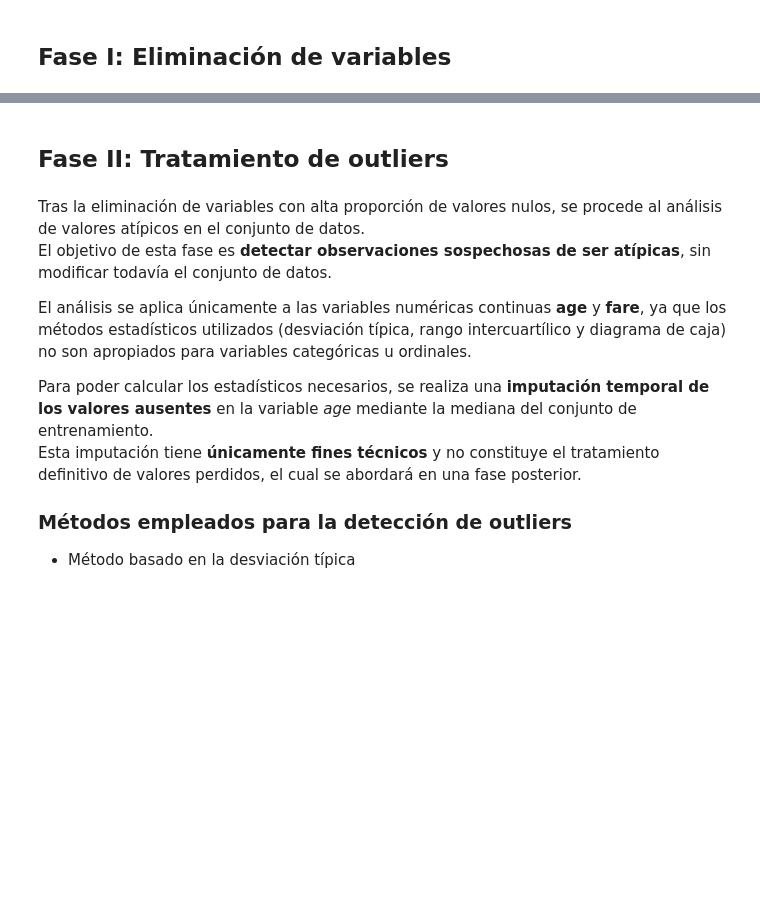
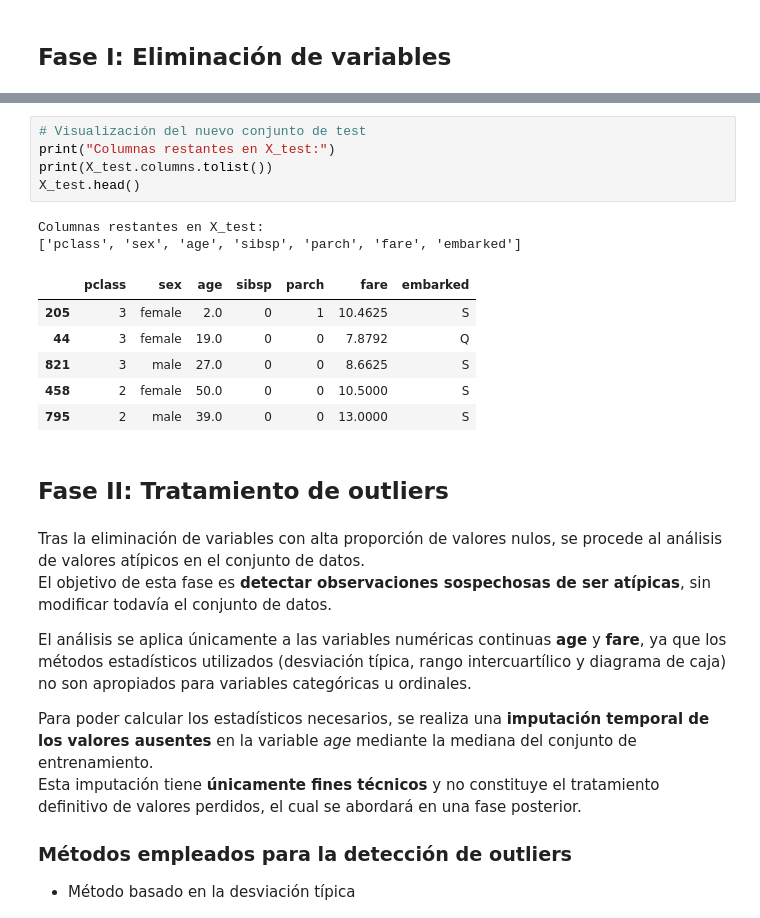
Before and after one commit to duvan1026/Titanic_Big_Data, a Jupyter notebook: ABD_CastroBautistaDuvanDario.ipynb, the cells around one changed output, grey strips where cells are left out. Saved outputs shown, nothing was run; the diff lists cells and outputs as text; blank space fills up the shorter version.

```diff
--- a/ABD_CastroBautistaDuvanDario.ipynb
+++ b/ABD_CastroBautistaDuvanDario.ipynb
@@ -980,3 +971,17 @@ X_test
+# %%
+# Visualización del nuevo conjunto de test
+print("Columnas restantes en X_test:")
+print(X_test.columns.tolist())
+X_test.head()
+# %% [output]
+Columnas restantes en X_test:
+['pclass', 'sex', 'age', 'sibsp', 'parch', 'fare', 'embarked']
+|  | pclass | sex | age | sibsp | parch | fare | embarked |
+| 205 | 3 | female | 2.0 | 0 | 1 | 10.4625 | S |
+| 44 | 3 | female | 19.0 | 0 | 0 | 7.8792 | Q |
+| 821 | 3 | male | 27.0 | 0 | 0 | 8.6625 | S |
+| 458 | 2 | female | 50.0 | 0 | 0 | 10.5000 | S |
+| 795 | 2 | male | 39.0 | 0 | 0 | 13.0000 | S |
 # %% [markdown]
 ## Fase II: Tratamiento de outliers
 # %% [markdown]
```
Also changed, not shown: parts of 19 cells of this notebook.
